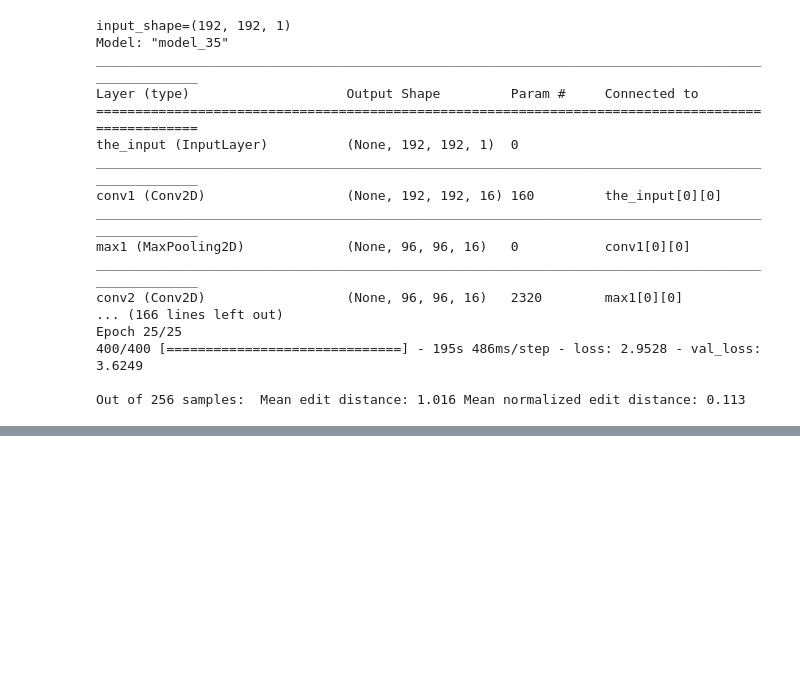
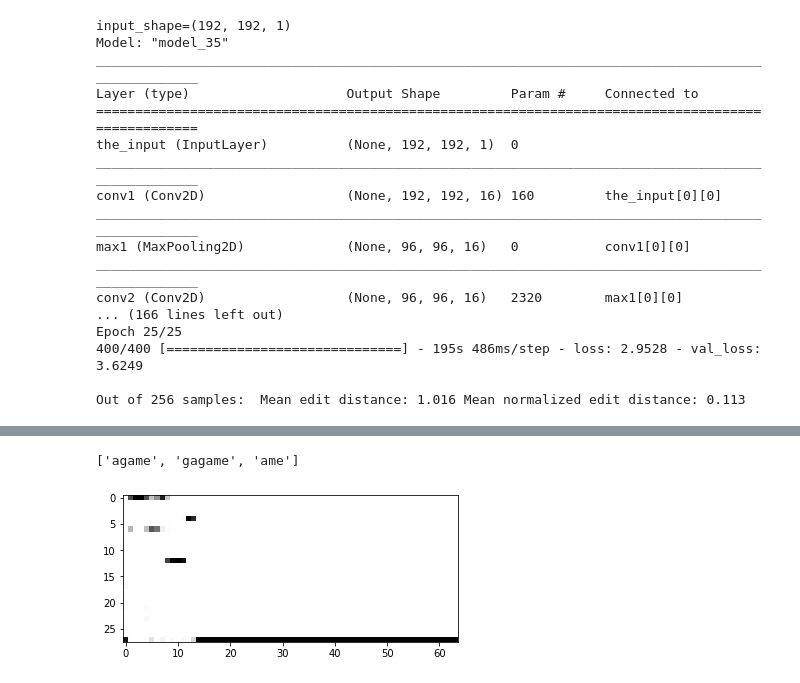
Before and after one commit to startoftext/image2text, a Jupyter notebook: image2text.ipynb, the cells around one changed output, grey strips where cells are left out. Saved outputs shown, nothing was run; the diff lists cells and outputs as text; code cells hidden in the pictures; blank space fills up the shorter version.

Commit message:
Added some code to verify how the network is working as well as added a weights file that is pre-trained on image of 256x256

```diff
--- a/image2text.ipynb
+++ b/image2text.ipynb
@@ -589,0 +741,9 @@ NameError: name 'input_data' is not defined
+# %%
+predit_a_image(model, a, top_paths = 3)
+# %% [output]
+['agame', 'gagame', 'ame']
+# %%
+plt.imshow(net_out_value[0].T, cmap='binary', interpolation='nearest')
+plt.show()
+# %% [output]
+[figure, added]
```
Also changed, not shown: parts of 11 cells of this notebook.
